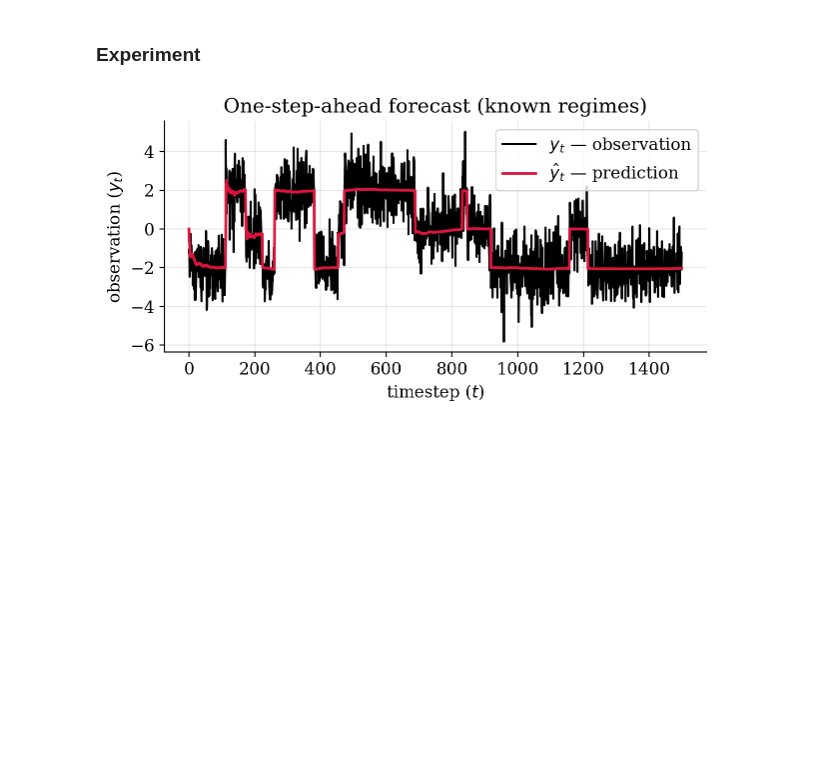
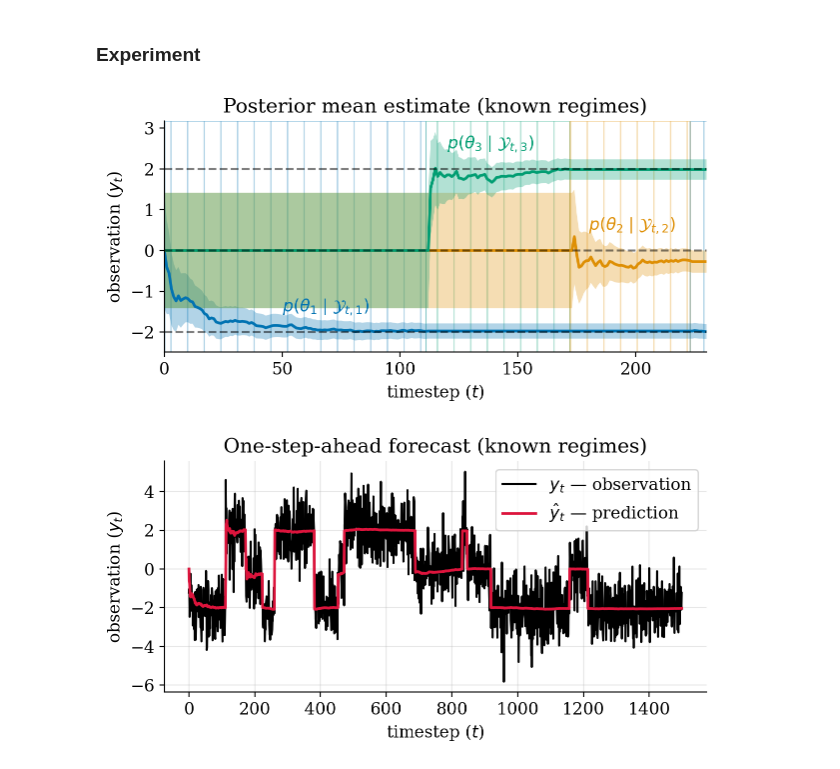
Before and after one commit to gerdm/bayes, a Jupyter notebook: online-hmm.ipynb, the cells around one changed output. Saved outputs shown, nothing was run; the diff lists cells and outputs as text; code cells hidden in the pictures; blank space fills up the shorter version.

```diff
--- a/online-hmm.ipynb
+++ b/online-hmm.ipynb
@@ -115,8 +121,36 @@ def update_conditional(bel, xs, sigma2):
 # %% [markdown]
 ### Experiment
 # %%
-bel_init = BeliefRegimes(means=jnp.zeros(n_regimes), variances=jnp.ones(n_regimes))
+bel_init = BeliefRegimes(means=jnp.zeros(n_regimes), variances=jnp.ones(n_regimes) * 0.5)
 bel_final, bel_hist = jax.lax.scan(partial(update_conditional, sigma2=obs_var), bel_init, (obs, states))
+# %%
+ubounds = bel_hist.means + 2 * jnp.sqrt(bel_hist.variances)
+lbounds = bel_hist.means - 2*  jnp.sqrt(bel_hist.variances)
+
+plt.plot(bel_hist.means, linewidth=2)
+
+for k in range(n_regimes):
+    plt.fill_between(timesteps, lbounds[:, k], ubounds[:, k], alpha=0.3)
+
+
+for iinit, iend in zip(regime_changes_ix[:-1], regime_changes_ix[1:]):
+    plt.axvspan(iinit, iend, alpha=0.3, linewidth=1, hatch="|", edgecolor=colors[states[iend]], facecolor="none", zorder=0)
+
+for mean in means:
+    plt.axhline(y=mean, c="black", linestyle="--", alpha=0.5)
+
+
+plt.text(50, -1.5, r"$p(\theta_1 \mid {\cal Y}_{t,1})$", color=colors[0])
+plt.text(120, 2.5, r"$p(\theta_3 \mid {\cal Y}_{t,3})$", color=colors[2])
+plt.text(180, 0.5, r"$p(\theta_2 \mid {\cal Y}_{t,2})$", color=colors[1])
+
+plt.xlim(0, 230)
+plt.xlabel("timestep ($t$)")
+plt.ylabel("observation ($y_t$)")
+plt.title("Posterior mean estimate (known regimes)")
+plt.savefig("./figures/hmm-mean-estimate-known-regime.png", dpi=300, bbox_inches="tight")
+# %% [output]
+[figure, added]
 # %%
 hist_preds = jnp.take_along_axis(bel_hist.means, states[:, None], axis=1)
 
```
Also changed, not shown: parts of 2 cells of this notebook.
